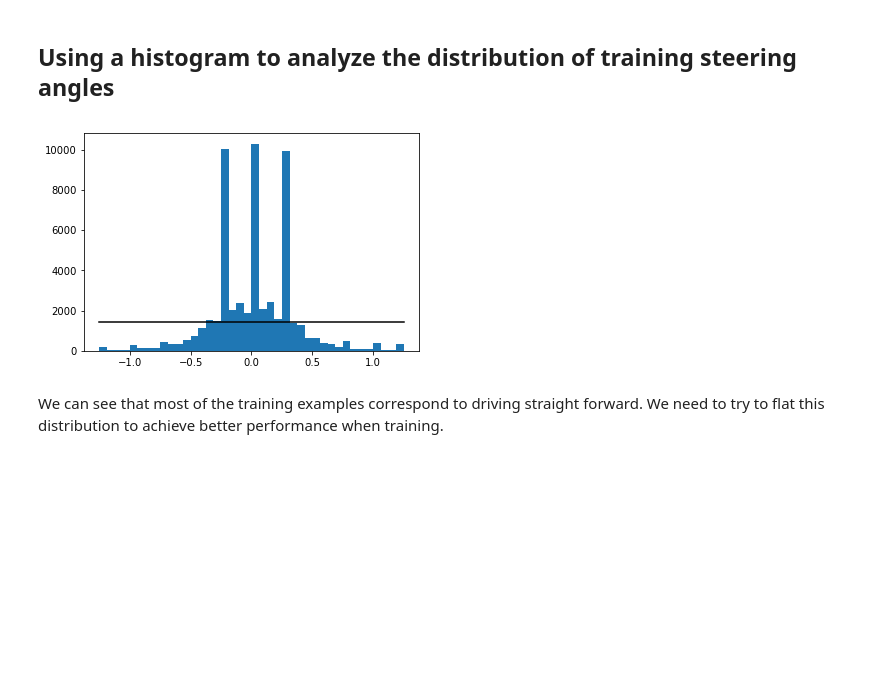
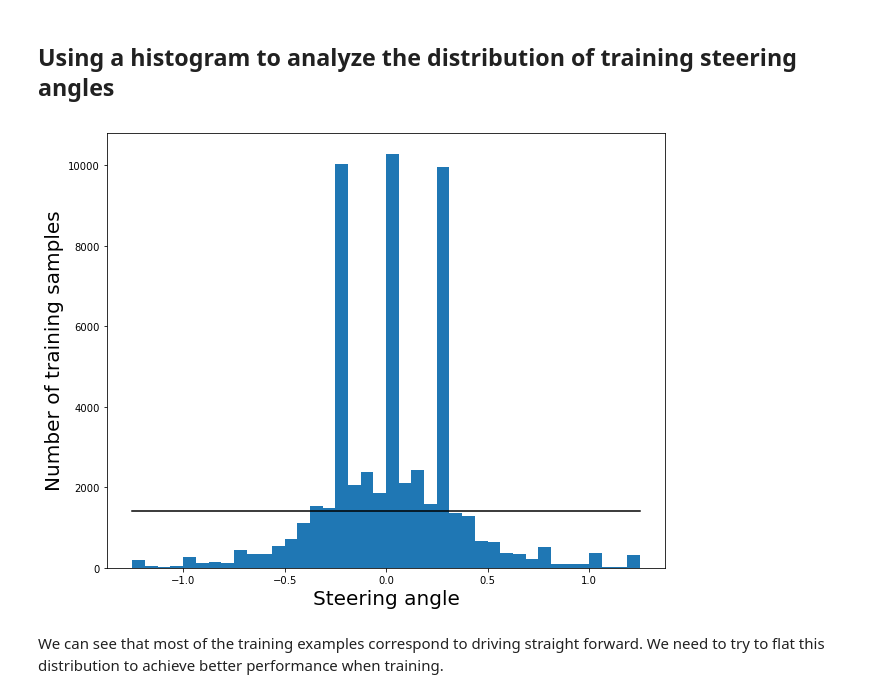
Before and after one commit to camigord/Self-Driving-Car-Nanodegree, a Jupyter notebook: P3-Behavioral-Cloning/data_preprocessing.ipynb, the cells around one changed output. Cells and saved outputs as stored; diff of their text form; code cells hidden in the pictures; blank space fills up the shorter version.

```diff
--- a/P3-Behavioral-Cloning/data_preprocessing.ipynb
+++ b/P3-Behavioral-Cloning/data_preprocessing.ipynb
@@ -167,13 +167,16 @@ plt.show()
 # %%
 # Number of bins was determined experimentally
 num_bins = 40
 hist, bins = np.histogram(steering_angles, num_bins)
 avg_samples_per_bin = np.mean(hist)
+plt.figure(figsize=(10,8))
 plt.hist(steering_angles, bins=bins)
 plt.plot((np.min(steering_angles), np.max(steering_angles)), (avg_samples_per_bin, avg_samples_per_bin), 'k-')
+plt.ylabel('Number of training samples', fontsize=20)
+plt.xlabel('Steering angle', fontsize=20)
 plt.show()
 # %% [output]
-[figure, old version]
+[figure, new version]
 # %% [markdown]
 We can see that most of the training examples correspond to driving straight forward. We need to try to flat this distribution to achieve better performance when training.
 # %%
```
Also changed, not shown: parts of 3 cells of this notebook, 7 other files.
